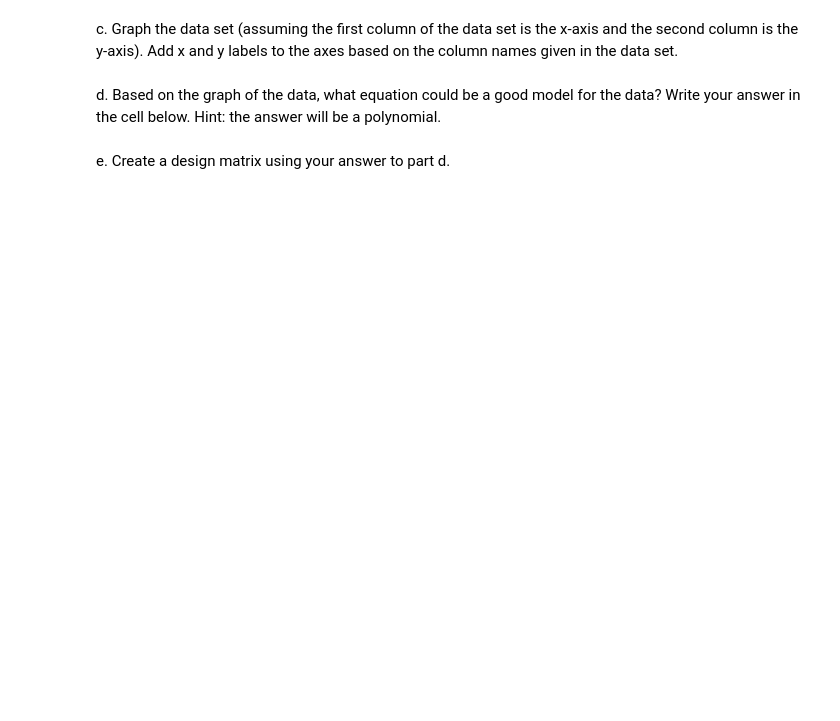
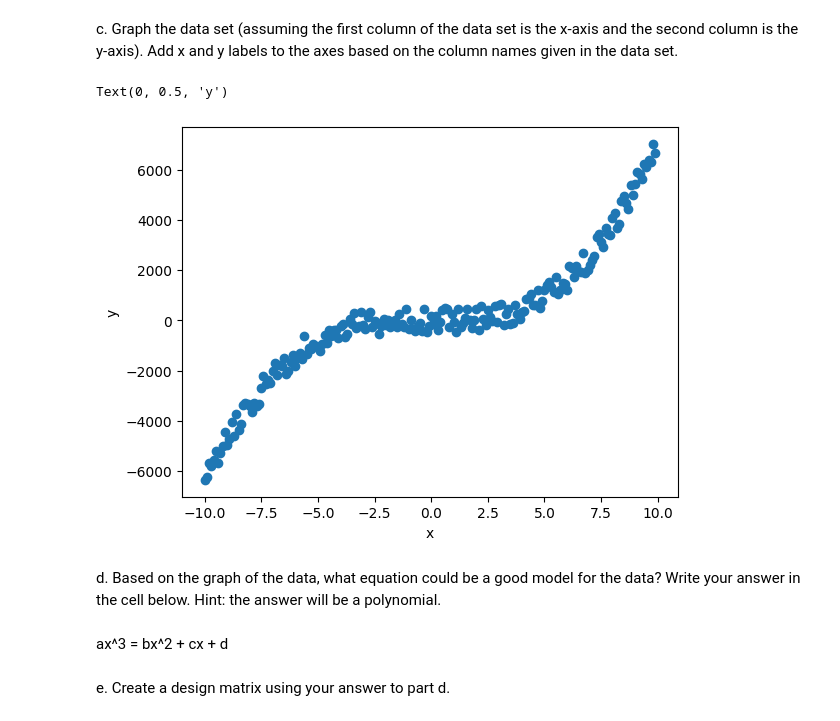
Before and after one commit to WizardOfPitty/Computational-Methods-in-Physics, a Jupyter notebook: Machine_Learning_Workflow/0_1_machine_learning_workflow.ipynb, the cells around one changed output. Cells and saved outputs as stored; diff of their text form; code cells hidden in the pictures; blank space fills up the shorter version.

```diff
--- a/Machine_Learning_Workflow/0_1_machine_learning_workflow.ipynb
+++ b/Machine_Learning_Workflow/0_1_machine_learning_workflow.ipynb
@@ -519,3 +540,7 @@ Predicted Value of c: -4.7965837743311575   Actual Value of c: -5
 ### Practice What You Have Learned
 
 a. In the code cell below, import the file `practice_what_you_have_learned_1.csv` as a Pandas dataframe.  Print the first few lines of the dataframe and the keys.  Hint: see [this page](https://pandas.pydata.org/docs/reference/api/pandas.DataFrame.html) for documentation on Pandas dataframes.
+# %%
+prac = pd.read_csv(data_dir+"practice_what_you_have_learned_1.csv")
+print(prac.head())
+print(prac.keys())
@@ -522,2 +555,6 @@ a. In the code cell below, import the file `practice_what_you_have_learned_1.csv
 # %% [markdown]
 b. Export the columns of the dataframe as NumPy arrays, using descriptive variable names based on the names of the columns.
+# %%
+x = prac['x']
+y = prac['y']
+print(x,y)
@@ -524,6 +579,15 @@ b. Export the columns of the dataframe as NumPy arrays, using descriptive variab
 # %% [markdown]
 c. Graph the data set (assuming the first column of the data set is the x-axis and the second column is the y-axis).  Add x and y labels to the axes based on the column names given in the data set.
+# %%
+plt.scatter(x,y)
+plt.xlabel('x')
+plt.ylabel('y')
+# %% [output]
+Text(0, 0.5, 'y')
+[figure, added]
 # %% [markdown]
 d. Based on the graph of the data, what equation could be a good model for the data?  Write your answer in the cell below.  Hint: the answer will be a polynomial.
+# %% [markdown]
+ax^3 = bx^2 + cx + d
 # %% [markdown]
 e. Create a design matrix using your answer to part d.
```
Also changed, not shown: parts of 9 cells of this notebook.
